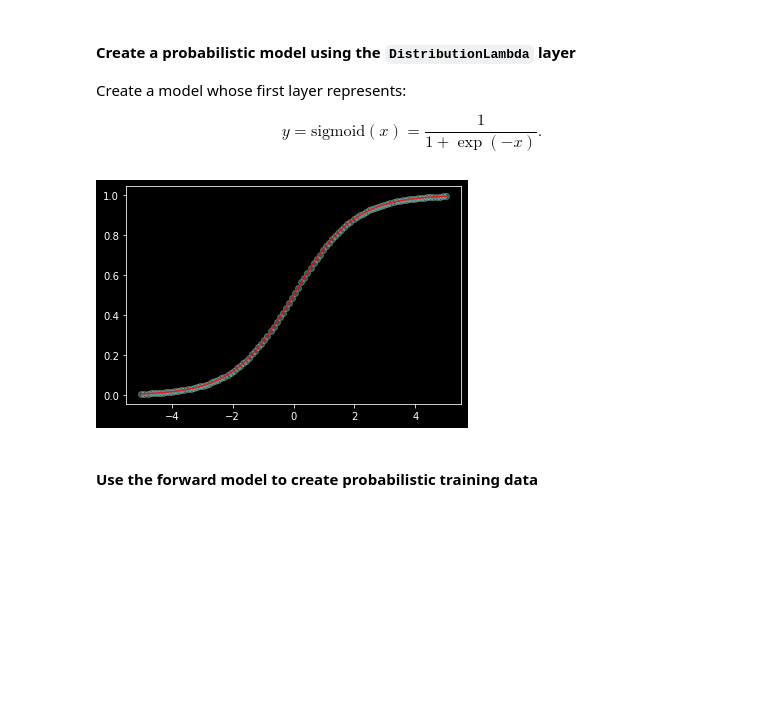
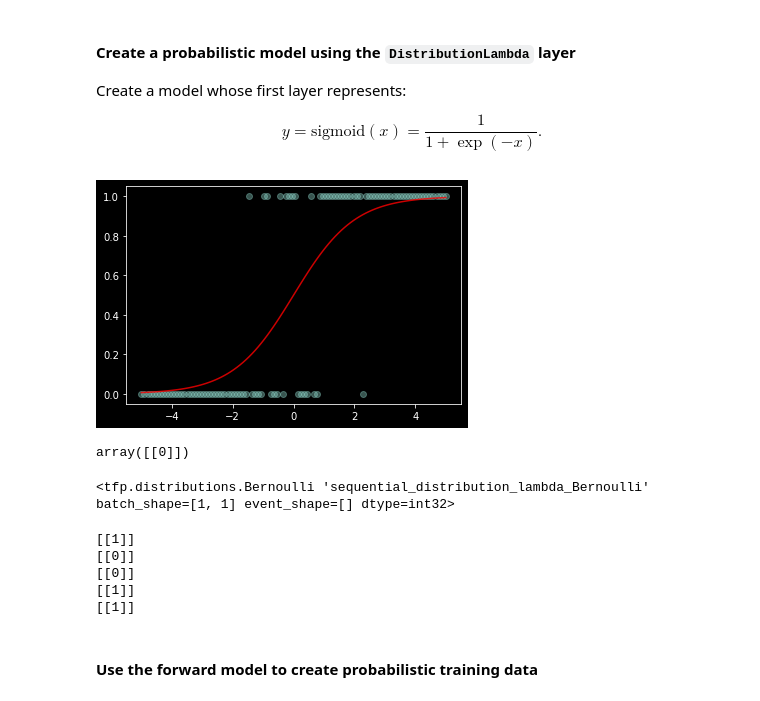
Before and after one commit to hjlgood/tensorflow_probability, a Jupyter notebook: 02_Coding Tutorial.ipynb, the cells around one changed output. Cells and saved outputs as stored; diff of their text form; code cells hidden in the pictures; blank space fills up the shorter version.

```diff
--- a/02_Coding Tutorial.ipynb
+++ b/02_Coding Tutorial.ipynb
@@ -40,25 +40,45 @@ $$
 # %%
 # Create a sigmoid model, first deterministic, then probabilistic
 
 model = Sequential([
     Dense(input_shape=(1,), units=1, activation='sigmoid',
           kernel_initializer=tf.constant_initializer(1),
           bias_initializer=tf.constant_initializer(0)),
+    tfpl.DistributionLambda(lambda t: tfd.Bernoulli(probs = t), convert_to_tensor_fn = tfd.Distribution.sample)
 ])
 
 # Plot the function
 x_plot = np.linspace(-5, 5, 100)
 plt.scatter(x_plot, model.predict(x_plot), alpha=0.4)
 plt.plot(x_plot, 1/(1 + np.exp(-x_plot)), color='r', alpha=0.8)
 plt.show()
 # %% [output]
-[figure, old version]
+[figure, new version]
 # %%
 # Create a constant input for this model
+
+x = np.array([[0]])
+x
+# %% [output]
+array([[0]])
 # %%
 # Explore the feedforward object...
+
+y_model = model(x)
+y_model
+# %% [output]
+<tfp.distributions.Bernoulli 'sequential_distribution_lambda_Bernoulli' batch_shape=[1, 1] event_shape=[] dtype=int32>
 # %%
 # ... and its behaviour under repeated calls
+
+for _ in range(5):
+    print(model.predict(x))
+# %% [output]
+[[1]]
+[[0]]
+[[0]]
+[[1]]
+[[1]]
 # %% [markdown]
 #### Use the forward model to create probabilistic training data
 # %%
```
Also changed, not shown: parts of 26 cells of this notebook.
